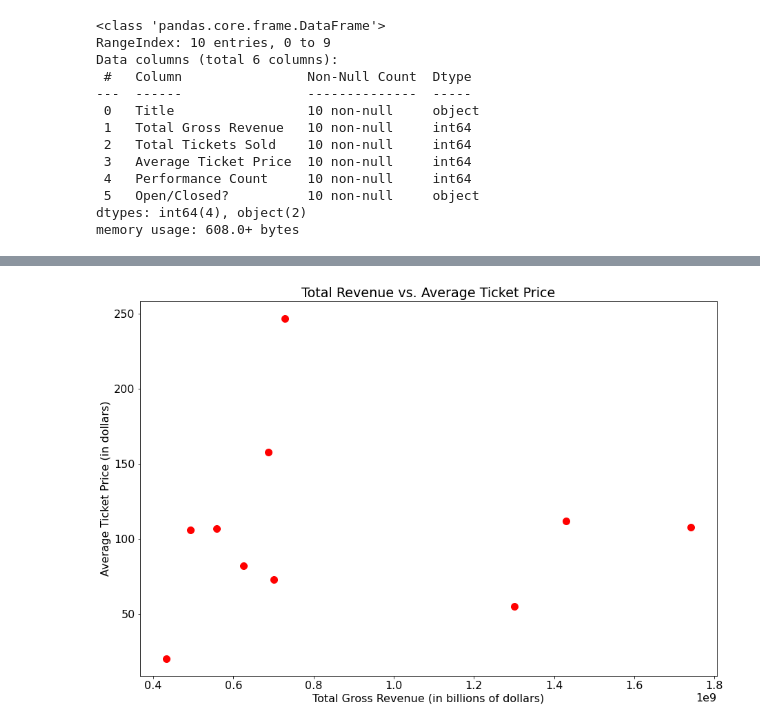
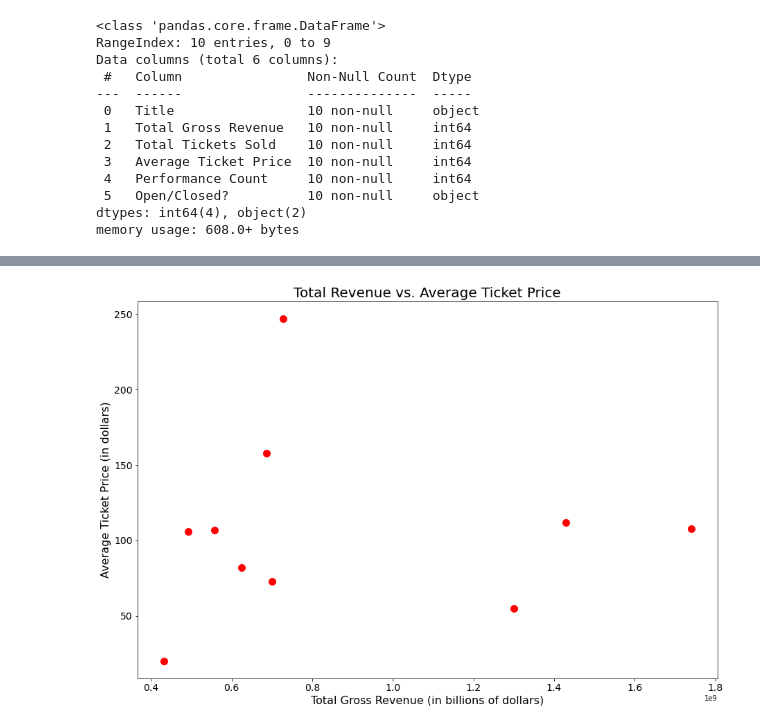
Before and after one commit to abihelvey/Broadway-Success, a Jupyter notebook: notebooks/overview_visualizations.ipynb, the cells around one changed output, grey strips where cells are left out. Cells and saved outputs as stored; diff of their text form; code cells hidden in the pictures.

```diff
--- a/notebooks/overview_visualizations.ipynb
+++ b/notebooks/overview_visualizations.ipynb
@@ -103,9 +102,11 @@ plt.show()
 # %%
 plt.figure(figsize=(15, 10))
 plt.scatter(top_10_gross['Total Gross Revenue'], top_10_gross['Average Ticket Price'], color='r', s=100)
-plt.title('Total Revenue vs. Average Ticket Price')
-plt.ylabel('Average Ticket Price (in dollars)')
-plt.xlabel('Total Gross Revenue (in billions of dollars)')
+plt.title('Total Revenue vs. Average Ticket Price', fontsize=20)
+plt.ylabel('Average Ticket Price (in dollars)', fontsize=16)
+plt.xlabel('Total Gross Revenue (in billions of dollars)', fontsize=16)
+plt.yticks(fontsize=14)
+plt.xticks(fontsize=14)
 plt.show()
 # %% [output]
-[figure, old version]
+[figure, new version]
```
Also changed, not shown: parts of 11 cells of this notebook.
